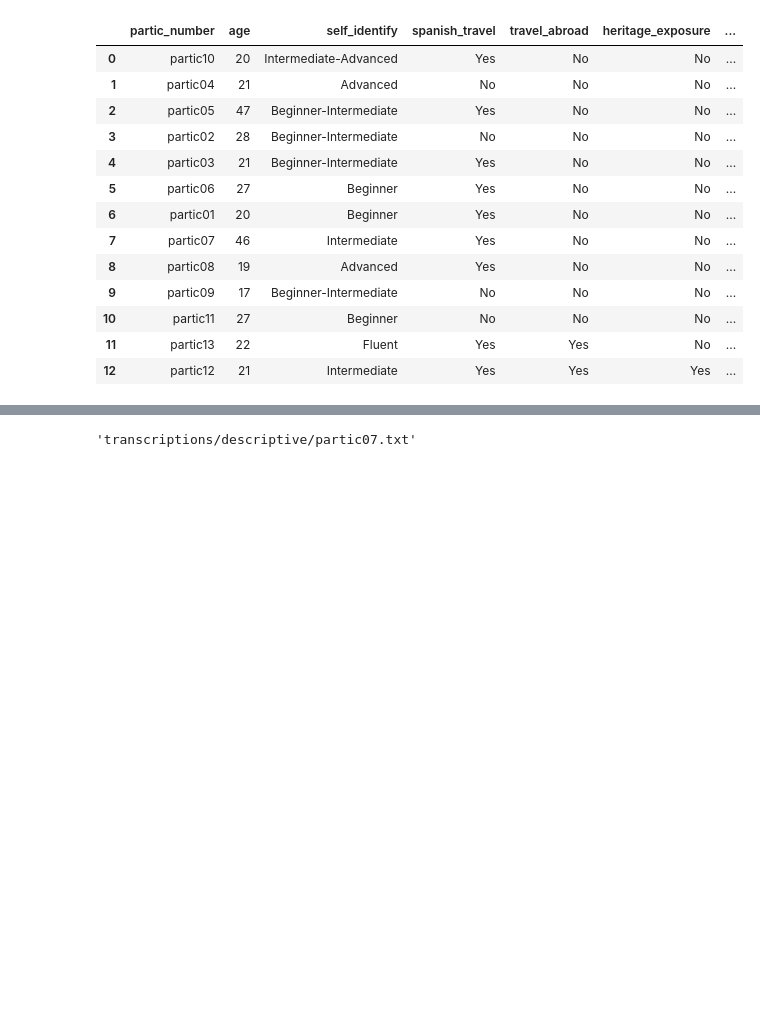
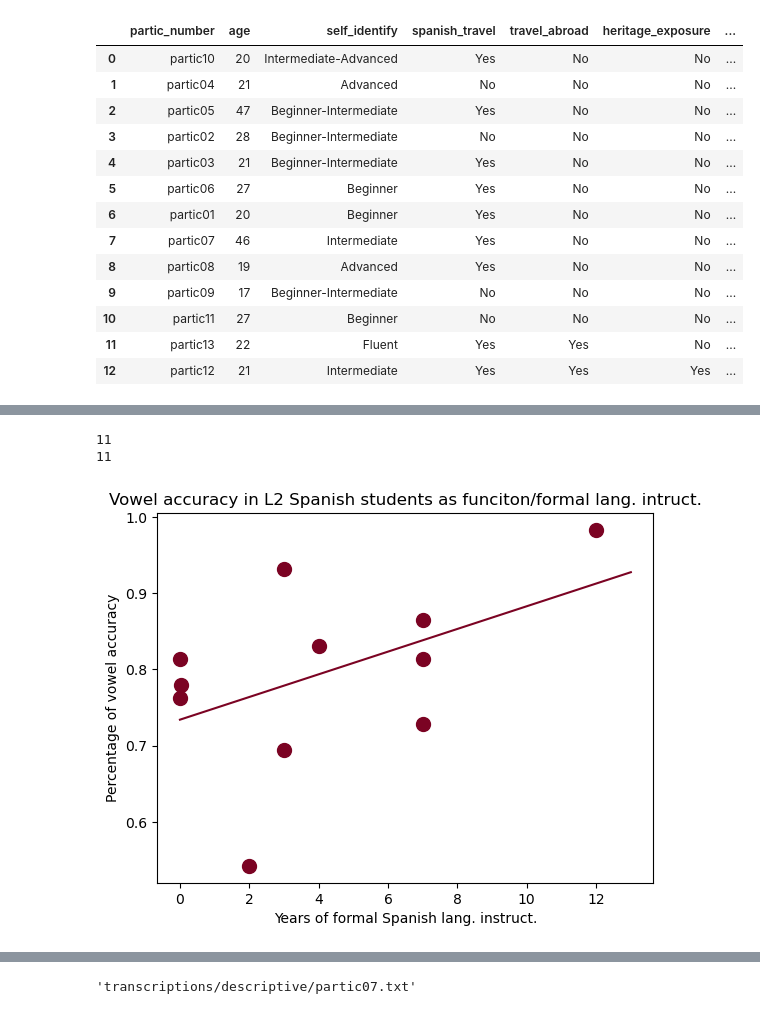
Before and after one commit to djdebonis/IPA_vowel_compare, a Jupyter notebook: dev_notebook.ipynb, the cells around one changed output, grey strips where cells are left out. Drawn from its saved outputs; the diff is of its cells as text; code cells hidden in the pictures; blank space fills up the shorter version.

Commit message:
dev notebook now reached equivelant of old notebook in intial project after refactor of compare_IPA.py

```diff
--- a/dev_notebook.ipynb
+++ b/dev_notebook.ipynb
@@ -234,0 +201,3 @@ survey_data
+# %%
+# drop rows number 8 and 9 because their transcriptions are not there for some reason
+survey_data.drop([8,9], inplace=True)
@@ -259,3 +249,48 @@ x.survey_dictionary
 # %%
-# grab test file to assure all is working
-test_file = desc_transcript_files[1]
+# compare correct_allophone and student_allophone columns when correct_allophone is 'i'
+pronunciation_proportions = []
+years_instruct = []
+for participant in participant_classes:
+    df = participant.pronunciation_dataframe
+    df_prescriptive = df
+    df_descriptive = df[df["student_allophone"] == df["correct_allophone"]]
+    proportion = len(df_descriptive) / len(df_prescriptive)
+    pronunciation_proportions.append(proportion)
+    years_instruct.append(participant.survey_dictionary["years_formal_instruct"])
+# %%
+print(len(pronunciation_proportions))
+print(len(survey_data))
+# %% [output]
+11
+11
+# %%
+# vagabond matrix of years for linear regression
+years_instruct_matrix = np.column_stack((np.ones(len(years_instruct)), years_instruct))
+years_instruct = np.array(years_instruct)
+
+total_accuracy = pronunciation_proportions
+
+accuracy_coeffs = np.polyfit(years_instruct, total_accuracy, 1)
+
+# assign intercept (b) and slope (m) from previously returned array
+accuracy_intercept = accuracy_coeffs[1]
+accuracy_slope = accuracy_coeffs[0]
+# %%
+# define the linspace for the plot and the regression
+plot_resolution = 1000
+mn, mx = np.min(0), np.max(max(years_instruct) + 1)
+years_instruct_lin = np.linspace(mn, mx, plot_resolution)
+
+predicted_accuracy = (accuracy_intercept + (years_instruct_lin*accuracy_slope))
+
+plt.plot(years_instruct_lin, predicted_accuracy, c = "xkcd:wine red") # plot the regression--if you could even call it that--of the function
+plt.scatter(years_instruct, total_accuracy, s= 100, c = "xkcd:wine red") # plot the individual data points
+
+plt.xlabel('Years of formal Spanish lang. instruct.')
+plt.ylabel('Percentage of vowel accuracy')
+plt.title('Vowel accuracy in L2 Spanish students as funciton/formal lang. intruct.')
+
+plt.savefig("vowel_accuracy_formal_lang_instruct.png")
+plt.show()
+# %% [output]
+[figure, added]
```
Also changed, not shown: parts of 16 cells of this notebook, 9 other files.
